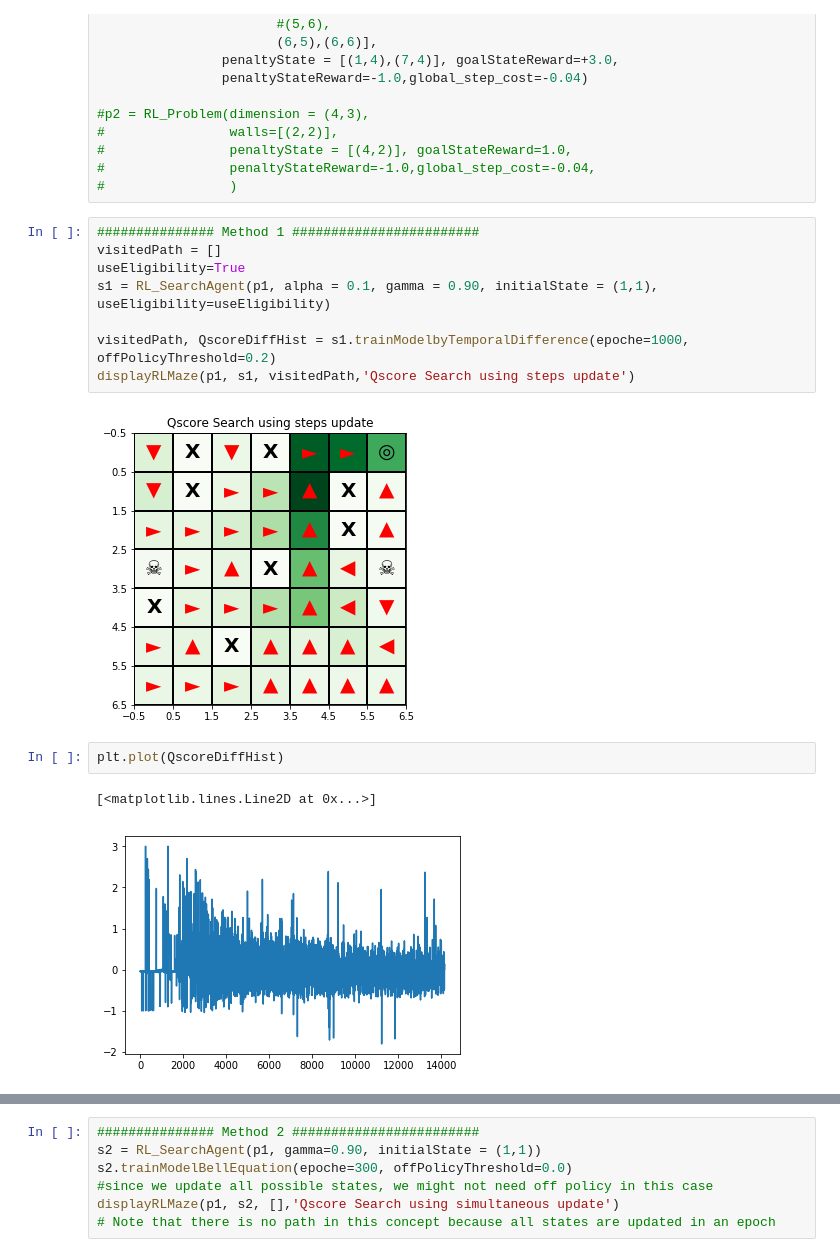
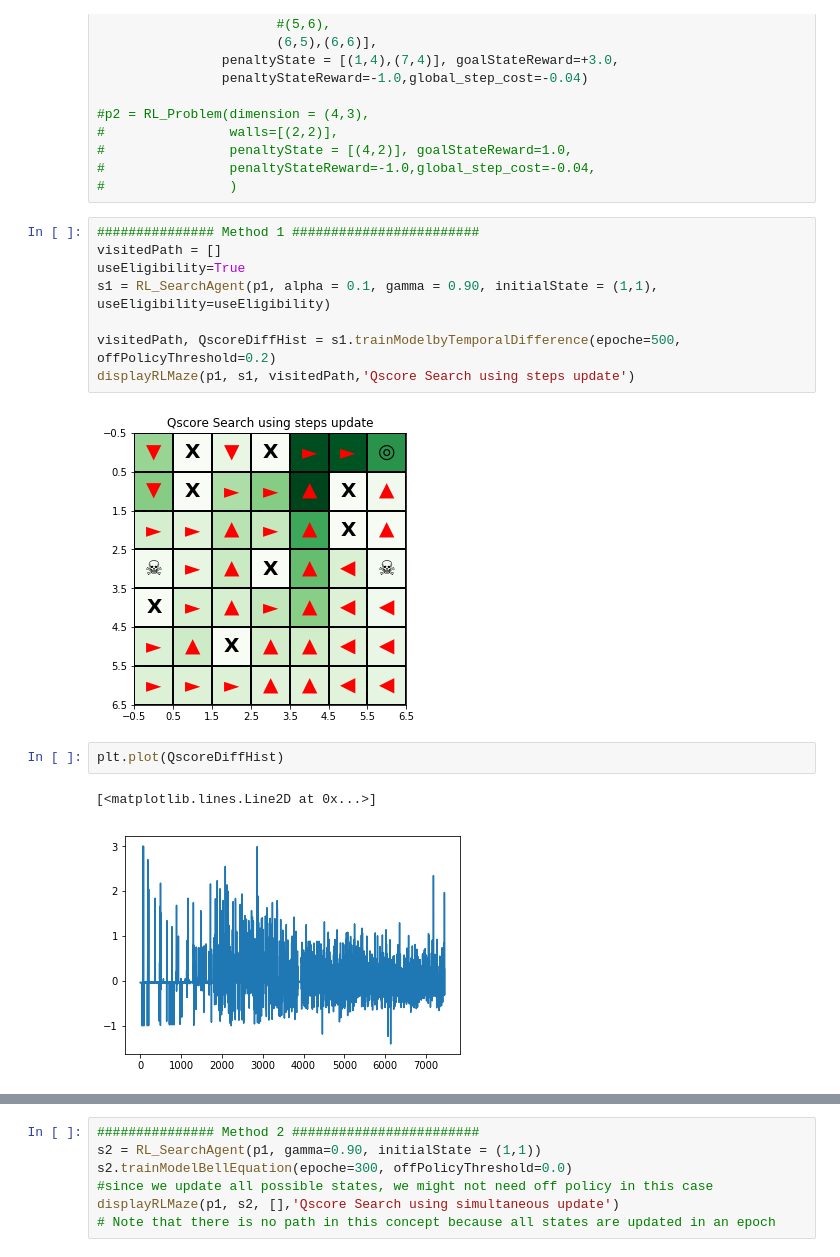
Before and after one commit to chihoxtra/reinforcement_learning, a Jupyter notebook: [PlayAround][Reinforcement Learning].ipynb, the cells around one changed output, grey strips where cells are left out. Saved outputs shown, nothing was run; the diff lists cells and outputs as text.

```diff
--- a/[PlayAround][Reinforcement Learning].ipynb
+++ b/[PlayAround][Reinforcement Learning].ipynb
@@ -562,18 +562,18 @@ p1 = RL_Problem(dimension = (7,7),
 # %%
 ############### Method 1 ########################
 visitedPath = []
 useEligibility=True
 s1 = RL_SearchAgent(p1, alpha = 0.1, gamma = 0.90, initialState = (1,1), useEligibility=useEligibility)
 
-visitedPath, QscoreDiffHist = s1.trainModelbyTemporalDifference(epoche=1000, offPolicyThreshold=0.2)
+visitedPath, QscoreDiffHist = s1.trainModelbyTemporalDifference(epoche=500, offPolicyThreshold=0.2)
 displayRLMaze(p1, s1, visitedPath,'Qscore Search using steps update')
 # %% [output]
-[figure, old version]
+[figure, new version]
 # %%
 plt.plot(QscoreDiffHist)
 # %% [output]
 [<matplotlib.lines.Line2D at 0x...>]
-[figure, old version]
+[figure, new version]
 # %%
 showSearchPolicy(p1, s1, title='Using Temperal Diff steps update')
 # %% [output]
```
Also changed, not shown: parts of 3 cells of this notebook.
